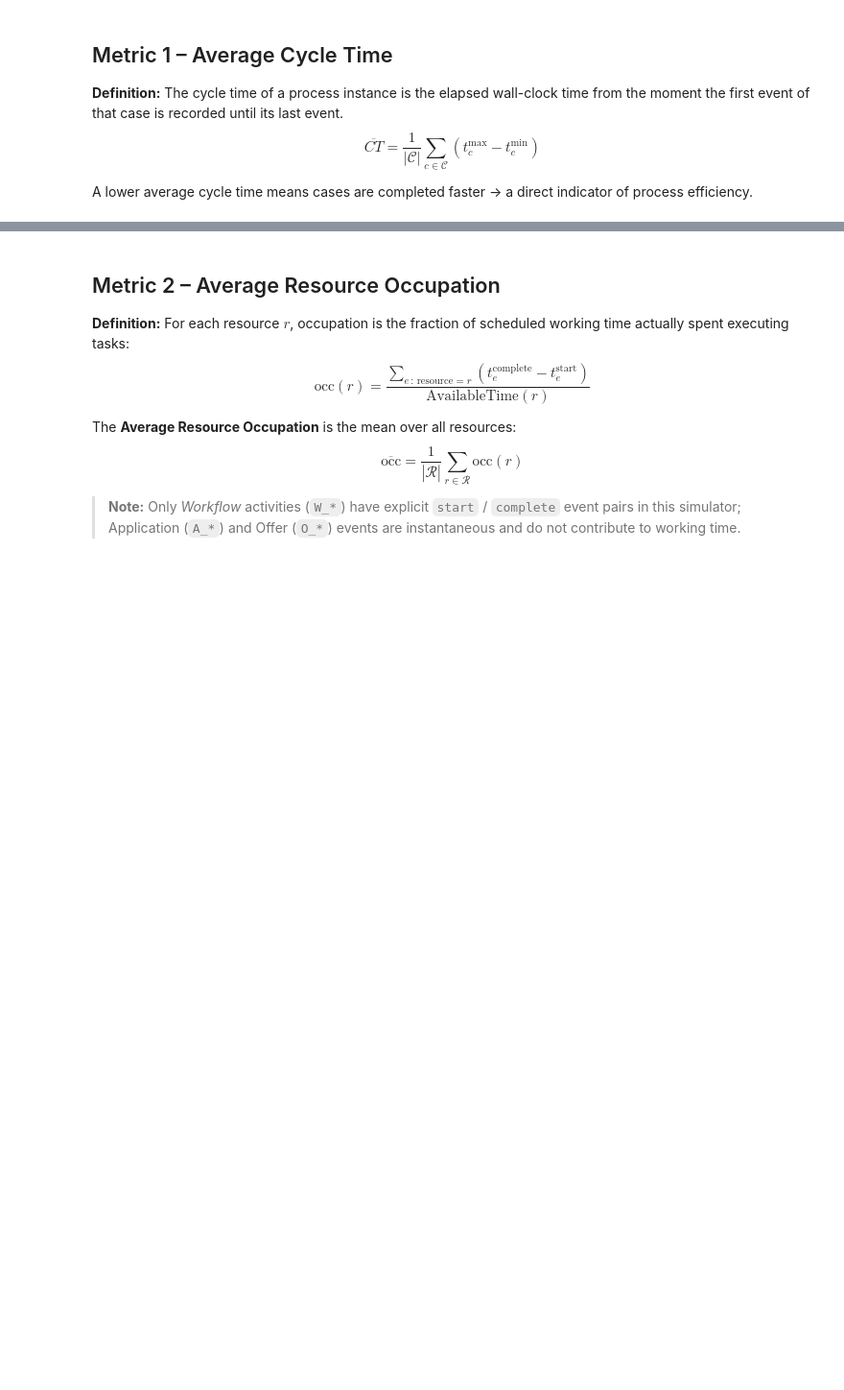
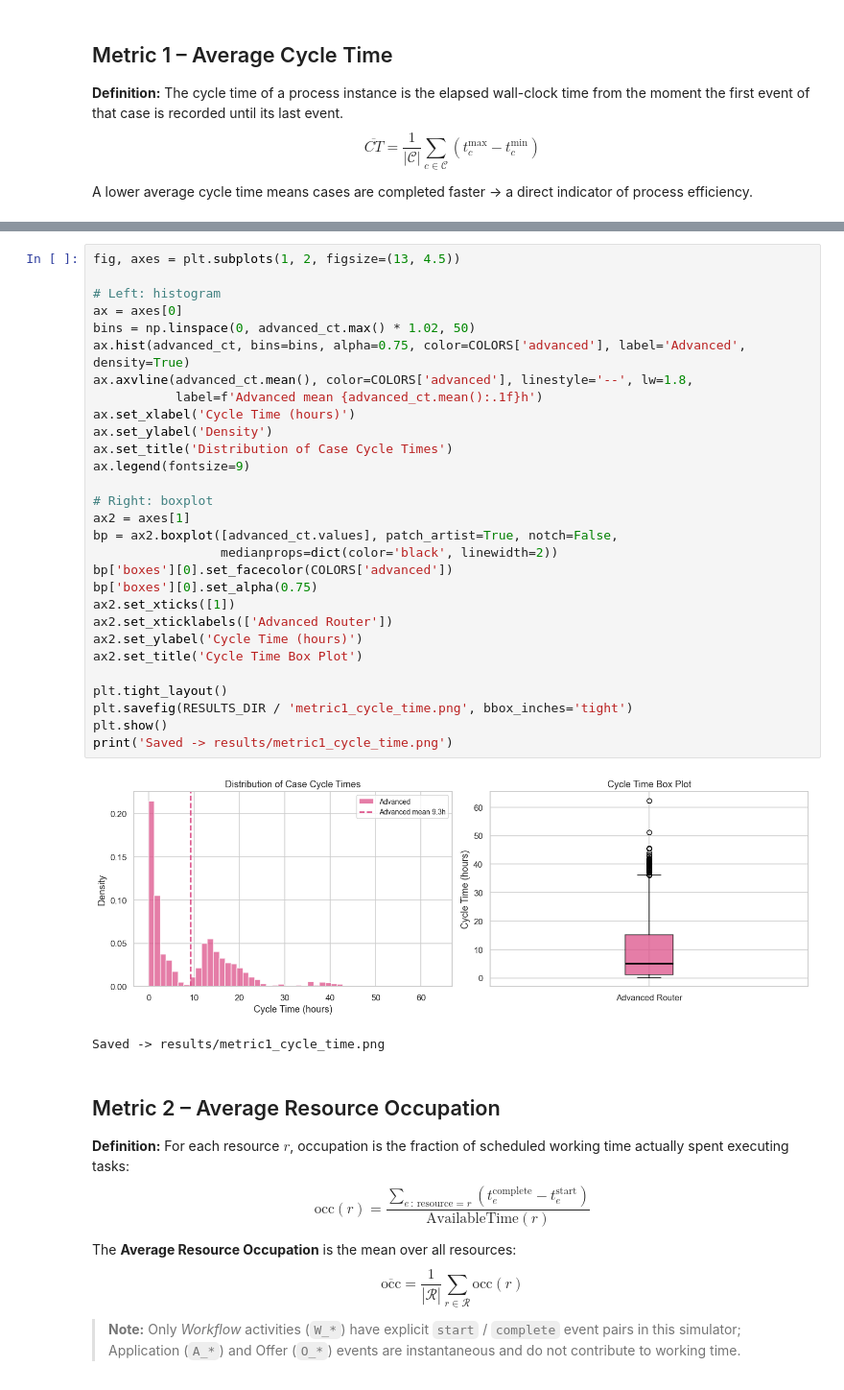
Before and after one commit to mbrieg/bppso-groupwork, a Jupyter notebook: simulation_evaluation/evaluation.ipynb, the cells around one changed output, grey strips where cells are left out. Shown at 96% size. Drawn from its saved outputs; the diff is of its cells as text; blank space fills up the shorter version.

```diff
--- a/simulation_evaluation/evaluation.ipynb
+++ b/simulation_evaluation/evaluation.ipynb
@@ -436,3 +457,35 @@ Advanced Router      9.71        5.25    10.16     0.16    48.92         0.40
+# %%
+fig, axes = plt.subplots(1, 2, figsize=(13, 4.5))
+
+# Left: histogram
+ax = axes[0]
+bins = np.linspace(0, advanced_ct.max() * 1.02, 50)
+ax.hist(advanced_ct, bins=bins, alpha=0.75, color=COLORS['advanced'], label='Advanced', density=True)
+ax.axvline(advanced_ct.mean(), color=COLORS['advanced'], linestyle='--', lw=1.8,
+           label=f'Advanced mean {advanced_ct.mean():.1f}h')
+ax.set_xlabel('Cycle Time (hours)')
+ax.set_ylabel('Density')
+ax.set_title('Distribution of Case Cycle Times')
+ax.legend(fontsize=9)
+
+# Right: boxplot
+ax2 = axes[1]
+bp = ax2.boxplot([advanced_ct.values], patch_artist=True, notch=False,
+                 medianprops=dict(color='black', linewidth=2))
+bp['boxes'][0].set_facecolor(COLORS['advanced'])
+bp['boxes'][0].set_alpha(0.75)
+ax2.set_xticks([1])
+ax2.set_xticklabels(['Advanced Router'])
+ax2.set_ylabel('Cycle Time (hours)')
+ax2.set_title('Cycle Time Box Plot')
+
+plt.tight_layout()
+plt.savefig(RESULTS_DIR / 'metric1_cycle_time.png', bbox_inches='tight')
+plt.show()
+print('Saved -> results/metric1_cycle_time.png')
+# %% [output]
+[figure, added]
+Saved -> results/metric1_cycle_time.png
 # %% [markdown]
 ## Metric 2 – Average Resource Occupation
 
```
Also changed, not shown: parts of 48 cells of this notebook, 1 other file.
